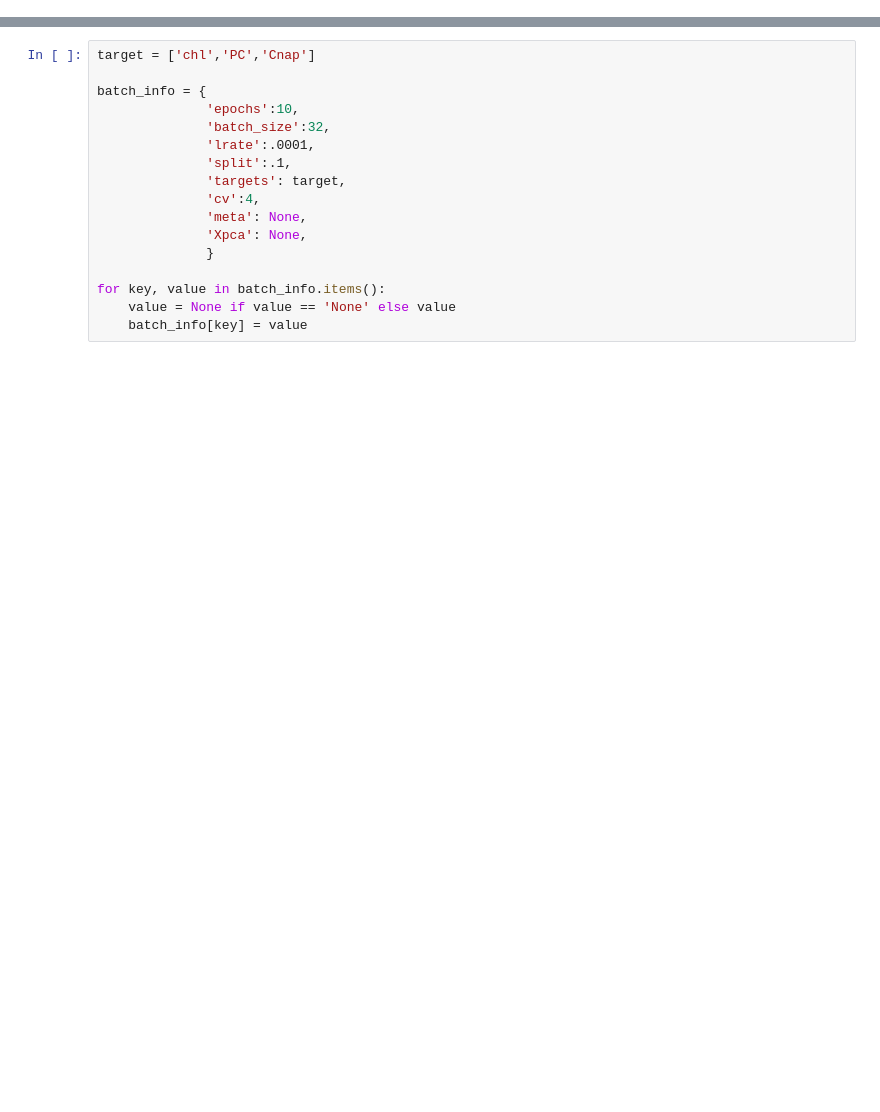
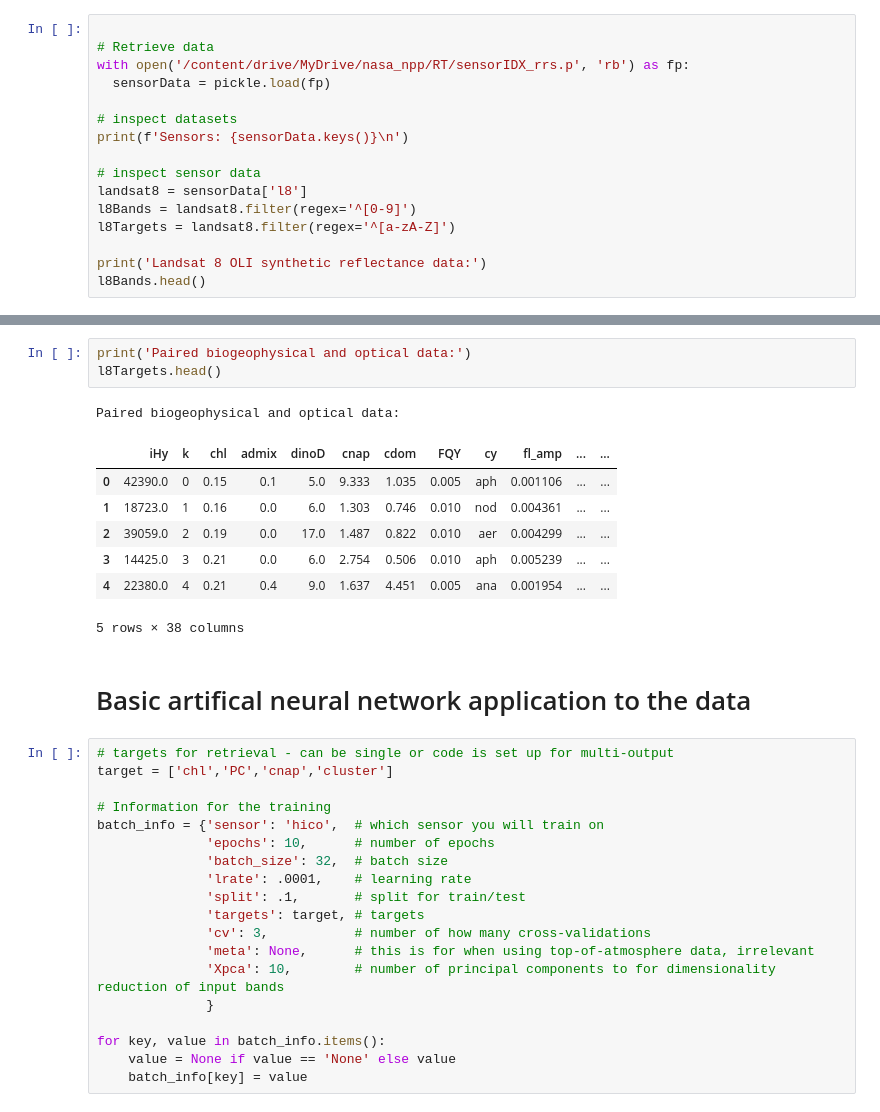
Before and after one commit to JAKravitz/JPL_WQ_ML, a Jupyter notebook: TrainingData.ipynb, the cells around one changed output, grey strips where cells are left out. Cells and saved outputs as stored; diff of their text form; blank space fills up the shorter version.

```diff
--- a/TrainingData.ipynb
+++ b/TrainingData.ipynb
@@ -40,0 +38,16 @@ list(hicoData.keys())
+# %%
+
+# Retrieve data
+with open('/content/drive/MyDrive/nasa_npp/RT/sensorIDX_rrs.p', 'rb') as fp:
+  sensorData = pickle.load(fp)
+
+# inspect datasets
+print(f'Sensors: {sensorData.keys()}\n')
+
+# inspect sensor data
+landsat8 = sensorData['l8']
+l8Bands = landsat8.filter(regex='^[0-9]')
+l8Targets = landsat8.filter(regex='^[a-zA-Z]')
+
+print('Landsat 8 OLI synthetic reflectance data:')
+l8Bands.head()
@@ -41,15 +93,31 @@ list(hicoData.keys())
+# %%
+print('Paired biogeophysical and optical data:')
+l8Targets.head()
+# %% [output]
+Paired biogeophysical and optical data:
+|  | iHy | k | chl | admix | dinoD | cnap | cdom | FQY | cy | fl_amp | ... | ... |
+| 0 | 42390.0 | 0 | 0.15 | 0.1 | 5.0 | 9.333 | 1.035 | 0.005 | aph | 0.001106 | ... | ... |
+| 1 | 18723.0 | 1 | 0.16 | 0.0 | 6.0 | 1.303 | 0.746 | 0.010 | nod | 0.004361 | ... | ... |
+| 2 | 39059.0 | 2 | 0.19 | 0.0 | 17.0 | 1.487 | 0.822 | 0.010 | aer | 0.004299 | ... | ... |
+| 3 | 14425.0 | 3 | 0.21 | 0.0 | 6.0 | 2.754 | 0.506 | 0.010 | aph | 0.005239 | ... | ... |
+| 4 | 22380.0 | 4 | 0.21 | 0.4 | 9.0 | 1.637 | 4.451 | 0.005 | ana | 0.001954 | ... | ... |
+5 rows × 38 columns
+# %% [markdown]
+# Basic artifical neural network application to the data
 # %%
-target = ['chl','PC','Cnap']
+# targets for retrieval - can be single or code is set up for multi-output
+target = ['chl','PC','cnap','cluster']
 
-batch_info = {
-              'epochs':10,
-              'batch_size':32,
-              'lrate':.0001,
-              'split':.1,
-              'targets': target,
-              'cv':4,
-              'meta': None,
-              'Xpca': None,
+# Information for the training
+batch_info = {'sensor': 'hico',  # which sensor you will train on
+              'epochs': 10,      # number of epochs
+              'batch_size': 32,  # batch size
+              'lrate': .0001,    # learning rate
+              'split': .1,       # split for train/test
+              'targets': target, # targets
+              'cv': 3,           # number of how many cross-validations
+              'meta': None,      # this is for when using top-of-atmosphere data, irrelevant
+              'Xpca': 10,        # number of principal components to for dimensionality reduction of input bands
               }
 
 for key, value in batch_info.items():
```
Also changed, not shown: parts of 17 cells of this notebook.
